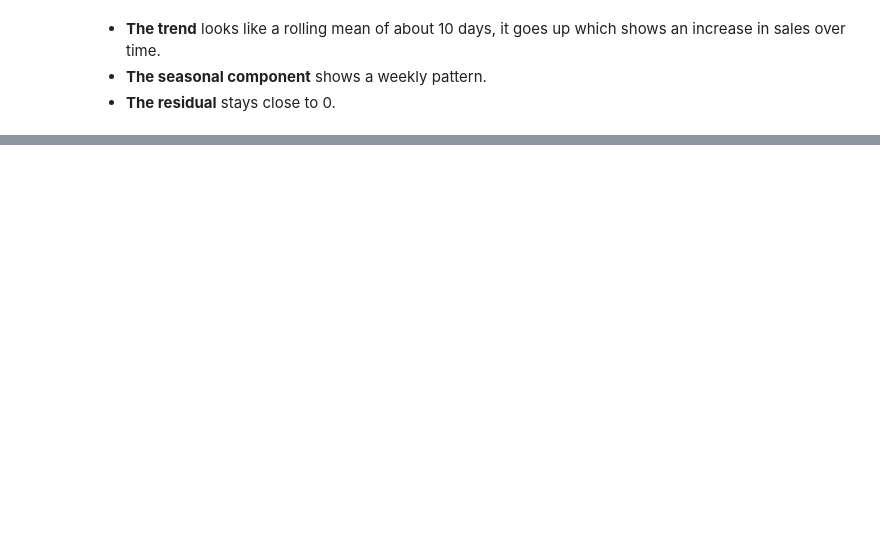
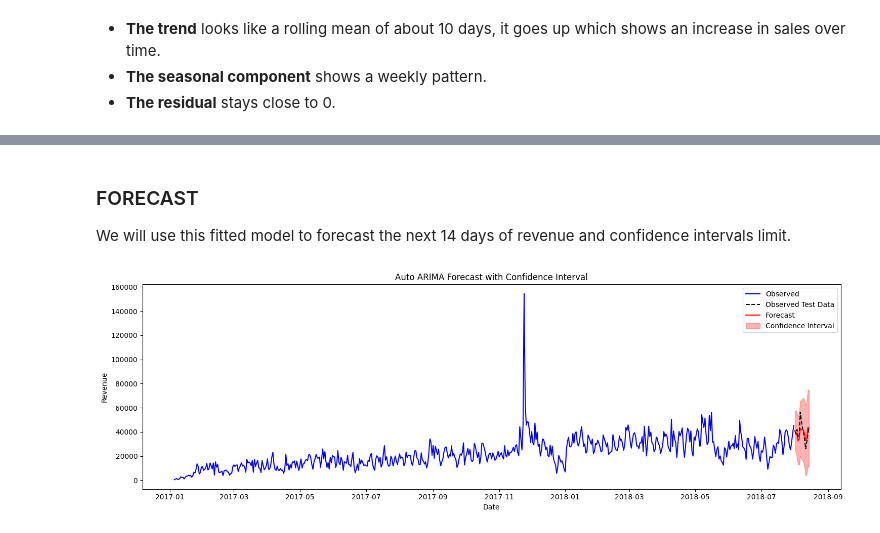
Before and after one commit to Romaric1209/Olist, a Jupyter notebook: Data Analysis Income, Costs and Prediction.ipynb, the cells around one changed output, grey strips where cells are left out. Saved outputs shown, nothing was run; the diff lists cells and outputs as text; code cells hidden in the pictures; blank space fills up the shorter version.

Commit message:
Forecast

```diff
--- a/Data Analysis Income, Costs and Prediction.ipynb
+++ b/Data Analysis Income, Costs and Prediction.ipynb
@@ -471,7 +510,7 @@ Testing data: the future we're trying to predict (first two weeks of August 2018
 daily_revenue = daily_revenue.sort_index()
 
 # Split the data
-df_train = daily_revenue['2017-02-01':'2018-07-31']
+df_train = daily_revenue['2017-01-01':'2018-07-31']
 df_test  = daily_revenue['2018-08-01':'2018-08-14']
 # %%
 # Describe data
@@ -712,0 +728,29 @@ This whole process helps a company like Olist:
+# %% [markdown]
+### FORECAST
+We will use this fitted model to forecast the next 14 days of revenue and confidence intervals limit.
+# %%
+forecast, conf_int = fit_arima.predict(n_periods=14, return_conf_int=True)
+# %%
+forecast_index = pd.date_range(start='2018-08-01', periods=14)
+
+# Convert forecast to series
+forecast_series = pd.Series(forecast, index=forecast_index)
+lower_series = pd.Series(conf_int[:, 0], index=forecast_index)
+upper_series = pd.Series(conf_int[:, 1], index=forecast_index)
+
+# Plot observed, test, forecast
+plt.figure(figsize=(15, 5))
+
+plt.plot(df_train.index, df_train, label='Observed', color='blue')  # training data
+plt.plot(df_test.index, df_test, label='Observed Test Data', color='black', linestyle='--')  # test data
+plt.plot(forecast_series, label='Forecast', color='red')  # forecast
+plt.fill_between(forecast_index, lower_series, upper_series, color='red', alpha=0.3, label='Confidence Interval')
+
+plt.title('Auto ARIMA Forecast with Confidence Interval')
+plt.xlabel('Date')
+plt.ylabel('Revenue')
+plt.legend()
+plt.tight_layout()
+plt.show()
+# %% [output]
+[figure, added]
```
Also changed, not shown: parts of 53 cells of this notebook.
